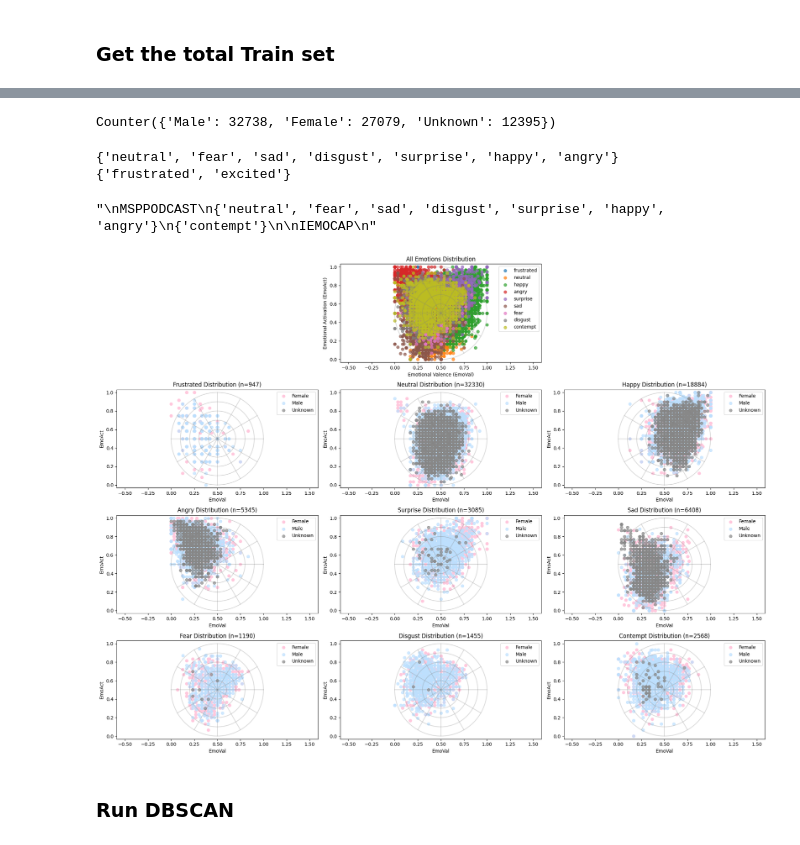
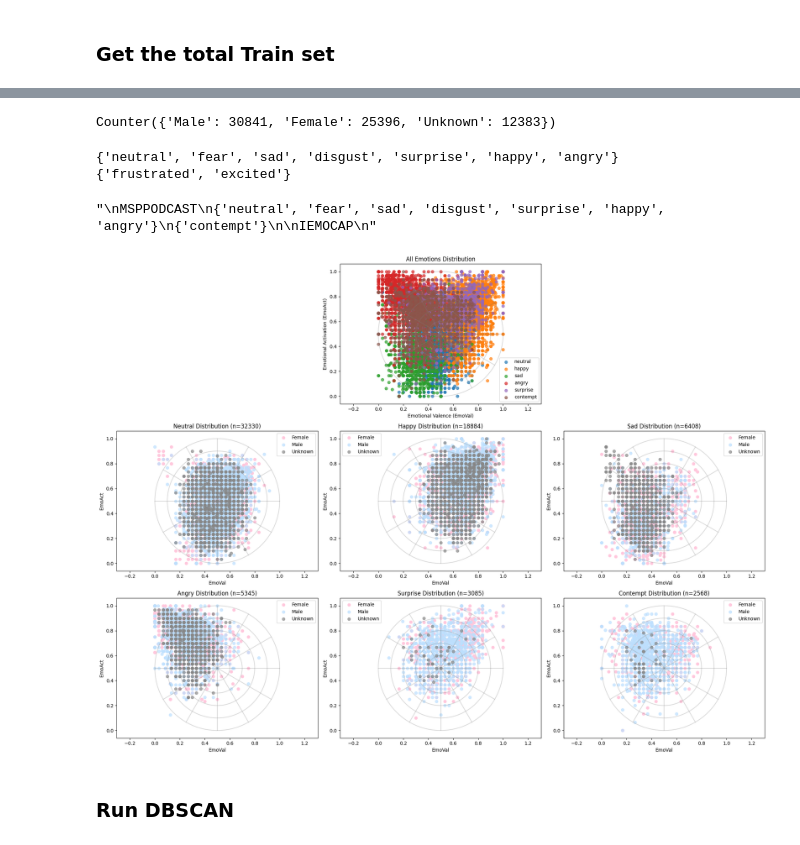
Before and after one commit to othsueh/Emo_analyze, a Jupyter notebook: view.ipynb, the cells around one changed output, grey strips where cells are left out. Saved outputs shown, nothing was run; the diff lists cells and outputs as text; code cells hidden in the pictures.

```diff
--- a/view.ipynb
+++ b/view.ipynb
@@ -9,3 +10,5 @@ crema_d = pd.read_csv("original/crema-d.csv")
+# %%
+combine_corpus = pd.read_csv("6emo/train&val/train&val_6emo_original.csv")
 # %%
 podcast_emotion = ['angry','sad','disgust','contempt', 'fear', 'neutral','surprise','happy']
 # improv_emotion = ["angry","sad","neutral","happy"]
@@ -137,6 +140,10 @@ combined_val.head()
 | 2 | Ses05F_script02_1_M010.wav | happy | 0.625000 | 0.625000 | Male | Development | IEMOCAP |
 | 3 | Ses05M_script01_3_M037.wav | frustrated | 0.750000 | 0.250000 | Male | Development | IEMOCAP |
 | 4 | Ses05F_impro03_M029.wav | happy | 0.625000 | 0.625000 | Male | Development | IEMOCAP |
+# %%
+combined_train = combine_corpus[combine_corpus['Split_Set'] == 'Train']
+combined_val = combine_corpus[combine_corpus['Split_Set'] == 'Development']
+newemotions = ['neutral', 'happy', 'sad', 'angry', 'contempt', 'surprise']
 # %%
 len(combined_val),len(combined_train)
 # %% [output]
@@ -152,7 +159,7 @@ final_train_val.to_csv(f'train&val_original.csv')
 # %%
 Counter(combined_train['Gender'])
 # %% [output]
-Counter({'Male': 32738, 'Female': 27079, 'Unknown': 12395})
+Counter({'Male': 30841, 'Female': 25396, 'Unknown': 12383})
 # %%
 total_emotion = ['frustrated','neutral','happy','angry','surprise','sad','fear','disgust','contempt']
 # %%
@@ -183,9 +190,9 @@ IEMOCAP
 {'frustrated', 'excited'}
 "\nMSPPODCAST\n{'neutral', 'fear', 'sad', 'disgust', 'surprise', 'happy', 'angry'}\n{'contempt'}\n\nIEMOCAP\n"
 # %%
-get_full_plot(total_emotion,combined_train)
+get_full_plot(newemotions,combined_train)
 # %% [output]
-[figure, old version]
+[figure, new version]
 # %% [markdown]
 ### Run DBSCAN
 # %%
```
Also changed, not shown: parts of 10 cells of this notebook, 3 other files.
